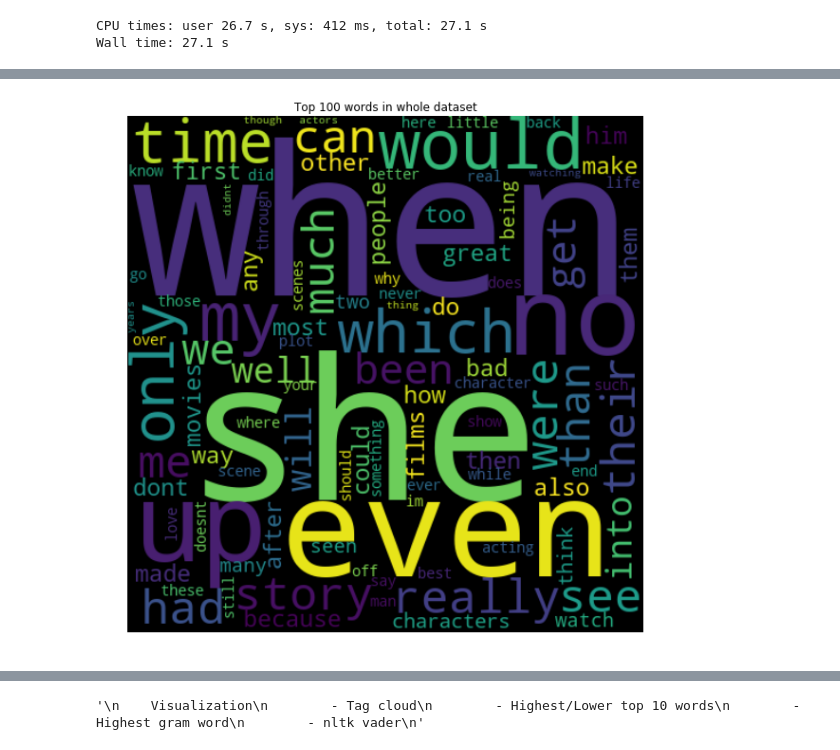
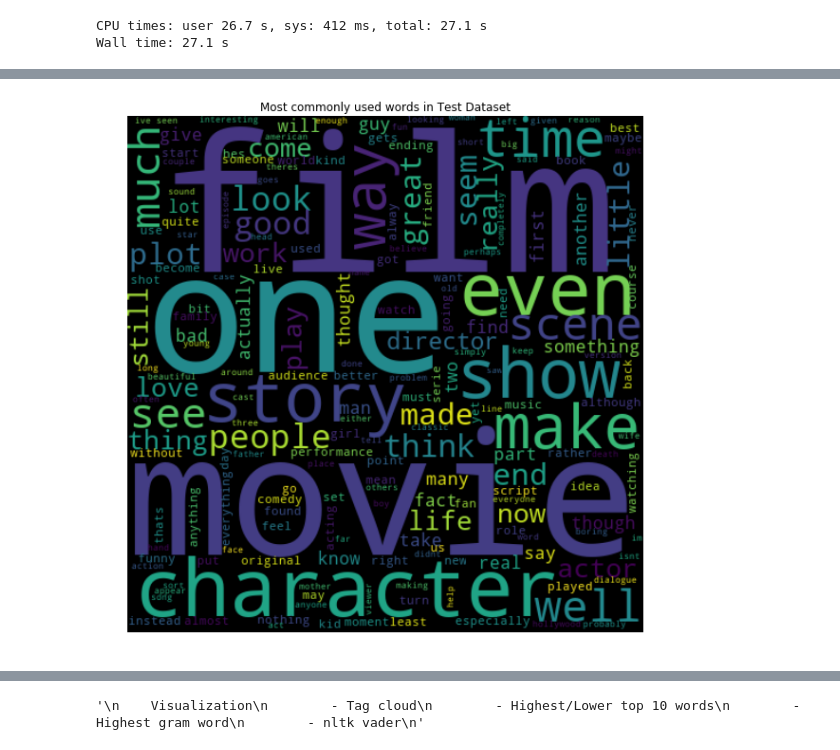
Before and after one commit to oya163/DataScience101, a Jupyter notebook: movie/movie_sentiment.ipynb, the cells around one changed output, grey strips where cells are left out. Drawn from its saved outputs; the diff is of its cells as text; code cells hidden in the pictures.

```diff
--- a/movie/movie_sentiment.ipynb
+++ b/movie/movie_sentiment.ipynb
@@ -619,3 +615,7 @@ plt.show()
+# %%
+draw_cloud(wordcloud_test, title="Most commonly used words in Test Dataset")
+# %% [output]
+[figure, added]
 # %%
 '''
     Top 100 words
@@ -649,12 +649,3 @@ for each in text_uni:
 # %%
 # Created word cloud for top 100 words
 top_word_cloud = WordCloud(width=480, height=480, margin=0).generate_from_frequencies(uni_dict)
-# %%
-plt.figure(figsize = (10, 10), facecolor = None)
-plt.imshow(top_word_cloud, interpolation='bilinear')
-plt.axis("off")
-plt.title("Top 100 words in whole dataset")
-plt.margins(x=0, y=0)
-plt.show()
-# %% [output]
-[figure, removed]
```
Also changed, not shown: parts of 16 cells of this notebook.
